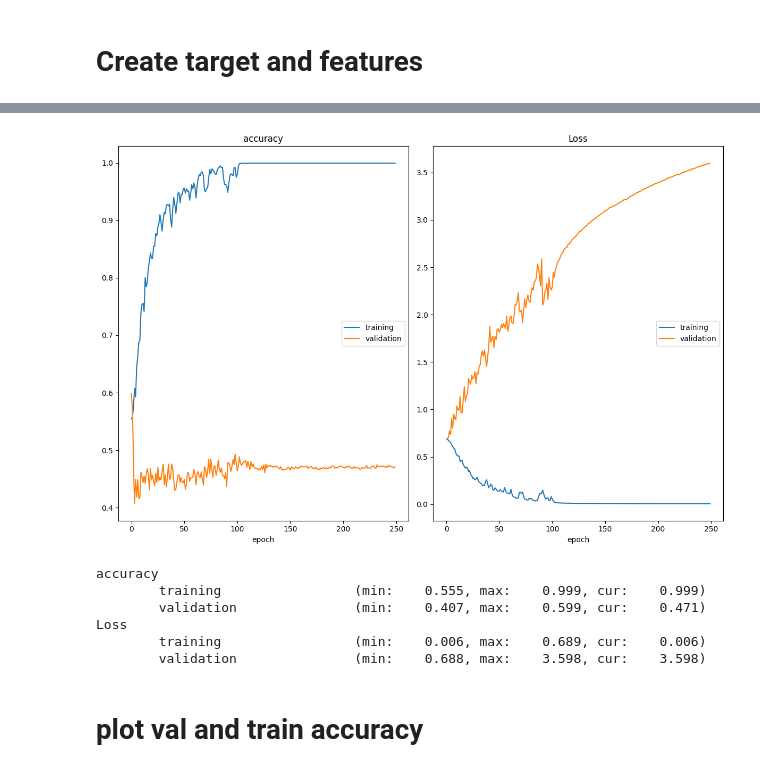
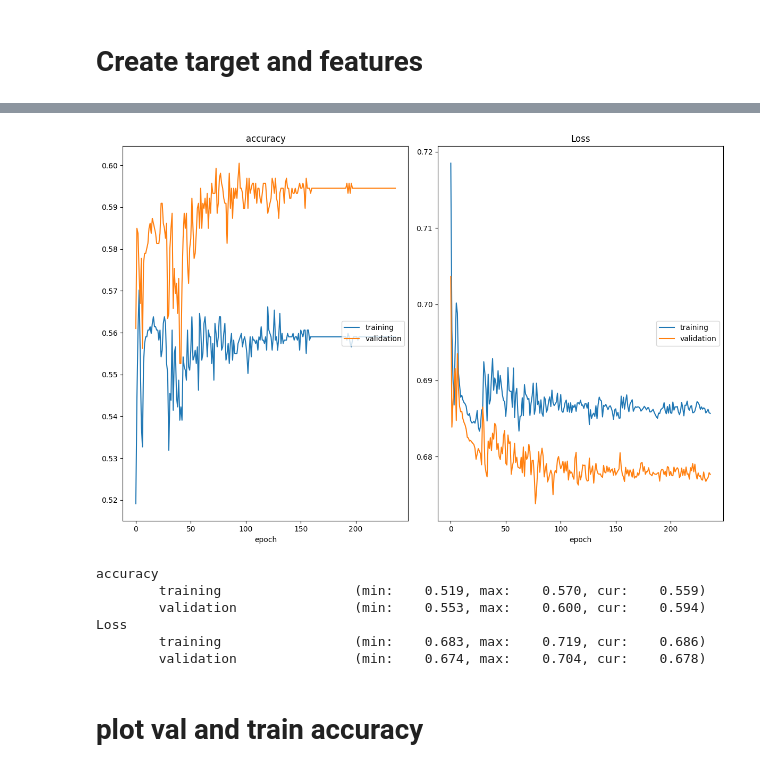
Before and after one commit to beinghorizontal/Quantext, a Jupyter notebook: lstm_options.ipynb, the cells around one changed output, grey strips where cells are left out. Saved outputs shown, nothing was run; the diff lists cells and outputs as text; code cells hidden in the pictures.

```diff
--- a/lstm_options.ipynb
+++ b/lstm_options.ipynb
@@ -23,4 +23,4 @@ from keras.utils import plot_model
 # %%
 optionslist = get_options()
 
-df = optionslist[2]
+df = optionslist[0]
@@ -87,7 +69,7 @@ def create_sequences(features, target, sequence_length):
         y.append(target[i+(sequence_length-1)])
     return np.array(X), np.array(y)
 
-sequence_length = 10
+sequence_length = 100
 X, y = create_sequences(features, target, sequence_length)
 # %%
 #prompt print first 10 values of X
@@ -118,19 +100,19 @@ model = Sequential()
 model.add(LSTM(82, return_sequences=True, input_shape=(sequence_length, num_features), activation='relu'))
 #model.add(BatchNormalization())
 # model.add(Dropout(0.2))
-# model.add(LSTM(52, return_sequences=True, activation='tanh'))  # Add an extra LSTM layer
+model.add(LSTM(52, return_sequences=True, activation='relu'))  # Add an extra LSTM layer
 # #model.add(BatchNormalization())
 # #model.add(Dropout(0.5))
-# model.add(LSTM(32, return_sequences=True, activation='tanh'))  # Add an extra LSTM layer
+model.add(LSTM(32, return_sequences=True, activation='relu'))  # Add an extra LSTM layer
 # #model.add(BatchNormalization())
 # model.add(Dropout(0.2))
-# #model.add(LSTM(22,return_sequences=True, activation='tanh'))  # Add an extra LSTM layer
+model.add(LSTM(22,return_sequences=True, activation='relu'))  # Add an extra LSTM layer
 # #model.add(BatchNormalization())
 # model.add(Dropout(0.2))
-# #model.add(LSTM(32, return_sequences=True, activation='tanh'))  # Add an extra LSTM layer
+model.add(LSTM(32, return_sequences=True, activation='relu'))  # Add an extra LSTM layer
 # #model.add(BatchNormalization())
 # model.add(Dropout(0.4))
-# model.add(LSTM(16, return_sequences=True, activation='tanh'))  # Add an extra LSTM layer
+model.add(LSTM(16, return_sequences=True, activation='relu'))  # Add an extra LSTM layer
 #model.add(BatchNormalization())
 #model.add(Dropout(0.4))
 model.add(LSTM(8))  # Add an extra LSTM layer
@@ -162,31 +149,18 @@ plot_losses = PlotLossesKeras()  # Create the live plot callback
 # %%
 model.fit(X_train, y_train,
                     epochs=1000,
-                    batch_size=64,
+                    batch_size=32,
                     validation_data=(X_val, y_val),
                     callbacks=[early_stopping, model_checkpoint, plot_losses],
                     verbose=False)
-
-# try:
-#     model.fit(X_train, y_train,
-#                         epochs=1000,
-#                         batch_size=32,
-#                         validation_data=(X_val, y_val),
-#                         callbacks=[early_stopping, model_checkpoint],
-#                         verbose=False)
-# except KeyboardInterrupt:
-#     print("Training interrupted by user")
-#     # model save
-#     model.save('d:/anaconda/envs/deeplearning/Scripts/deeplearning/best_model.keras')
-#
 # %% [output]
-[figure, old version]
+[figure, new version]
 accuracy
-        training                 (min:    0.555, max:    0.999, cur:    0.999)
-        validation               (min:    0.407, max:    0.599, cur:    0.471)
+        training                 (min:    0.519, max:    0.570, cur:    0.559)
+        validation               (min:    0.553, max:    0.600, cur:    0.594)
 Loss
-        training                 (min:    0.006, max:    0.689, cur:    0.006)
-        validation               (min:    0.688, max:    3.598, cur:    3.598)
+        training                 (min:    0.683, max:    0.719, cur:    0.686)
+        validation               (min:    0.674, max:    0.704, cur:    0.678)
 # %% [markdown]
 # plot val and train accuracy
 # %%
```
Also changed, not shown: parts of 5 cells of this notebook.
